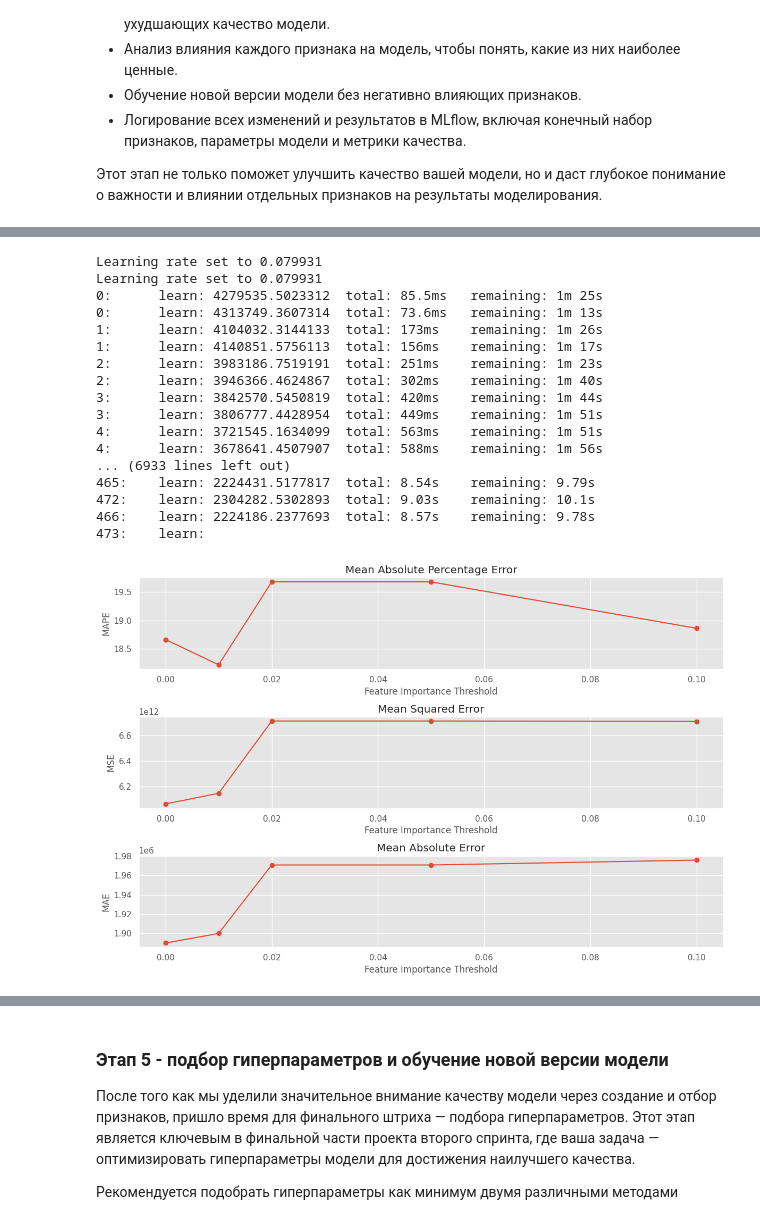
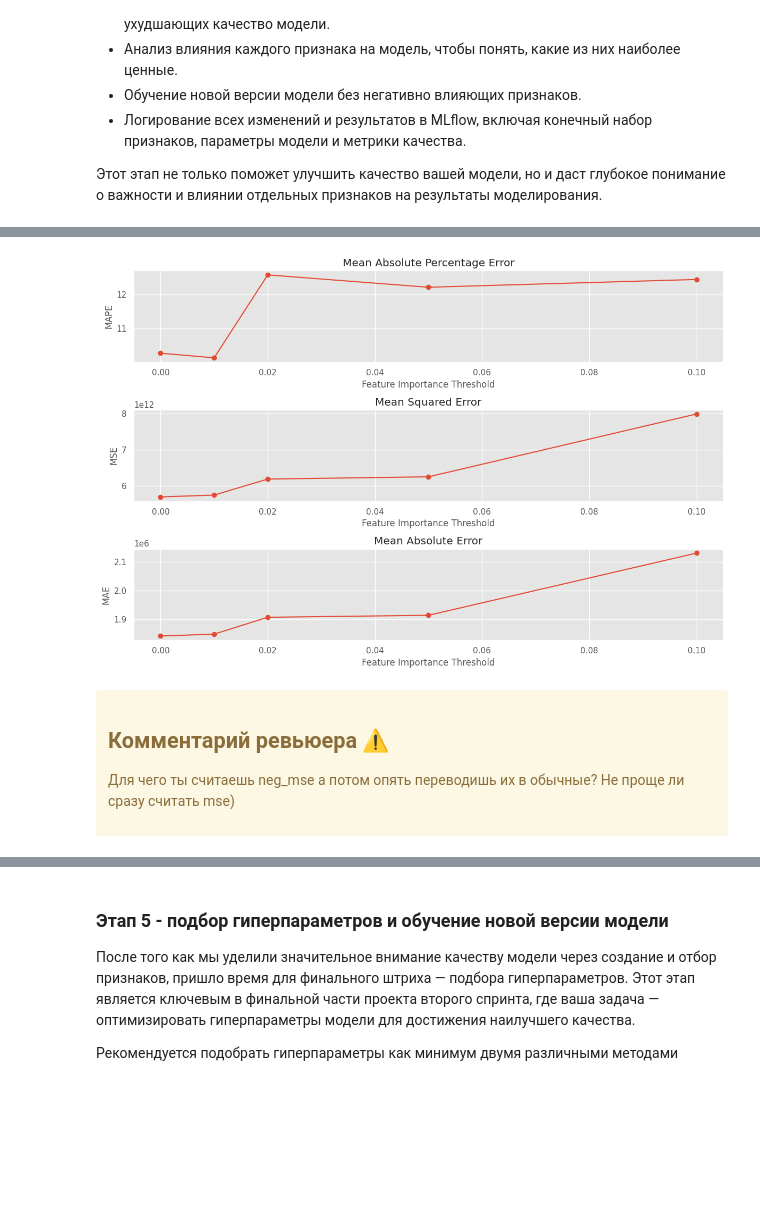
Before and after one commit to uBBeterDS/mle-project-sprint-2-v001, a Jupyter notebook: model_improvement/project_template_sprint_2.ipynb, the cells around one changed output, grey strips where cells are left out. Drawn from its saved outputs; the diff is of its cells as text; code cells hidden in the pictures; blank space fills up the shorter version.

```diff
--- a/model_improvement/project_template_sprint_2.ipynb
+++ b/model_improvement/project_template_sprint_2.ipynb
@@ -457,22 +576,22 @@ def create_model_pipeline(data, needed_features=[], model_params={'random_state'
 # %%
 # 3.4 обучение новой версии модели
-model_pipeline = create_model_pipeline(data)
+model_pipeline = create_model_pipeline(train)
 
 metrics = ['neg_mean_absolute_error', 'neg_mean_squared_error', 'neg_mean_absolute_percentage_error']
 
 cv_strategy = KFold(n_splits=3)
 
-cv_res = cross_validate(
+cv_res_1 = cross_validate(
     model_pipeline,
-    data.drop(columns=['price']),
-    data['price'],
+    train.drop(columns=['price']),
+    train['price'],
     cv=cv_strategy,
     n_jobs=-1,
     scoring=metrics
 )
 
-for key, value in cv_res.items():
-    cv_res[key] = round(value.mean(), 3)
+for key, value in cv_res_1.items():
+    cv_res_1[key] = round(value.mean(), 3)
 
-print(cv_res)
+print(cv_res_1)
 # %% [output]
@@ -496,3 +619,3 @@ Learning rate set to 0.079931
 # %%
-model_pipeline.fit(data.drop(columns=['price']), data['price'])
+model_pipeline.fit(train.drop(columns=['price']), train['price'])
 # %% [output]
@@ -556,7 +686,7 @@ with mlflow.start_run(run_name=RUN_NAME, experiment_id=experiment_id) as run:
 # %%
 preprocessor = model_pipeline.named_steps['preprocessor']
 
-transformed_data = preprocessor.transform(data.drop(columns=['price']))
+transformed_data = preprocessor.transform(train.drop(columns=['price']))
 
 cat_features = preprocessor.named_steps['column_transformer'].transformers_[0][1].get_feature_names_out()
 
@@ -582,11 +725,11 @@ array(['id', 'kitchen_area', 'total_area', 'build_year', 'latitude',
 # 4.2 Отбор признаков при помощи метода номер 2
 from sklearn.inspection import permutation_importance
 
-model_pipeline.fit(data.drop(columns=['price']), data['price'])
+model_pipeline.fit(train.drop(columns=['price']), train['price'])
 
 regressor = model_pipeline.named_steps['regressor']
 
-results = permutation_importance(regressor, transformed_data, data['price'], n_repeats=5, random_state=42)
+results = permutation_importance(regressor, transformed_data, train['price'], n_repeats=5, random_state=RANDOM_STATE)
 
 # Получаем отсортированную важность
 sorted_idx = results.importances_mean.argsort()[::-1]
@@ -627,12 +770,12 @@ for threshold in thresholds:
     importance_mask = results.importances_mean >= threshold
     selected_features = list(feature_names[importance_mask])
 
-    model_pipeline = create_model_pipeline(data, selected_features)
+    model_pipeline = create_model_pipeline(train, selected_features)
 
     cv_res = cross_validate(
         model_pipeline,
-        data.drop(columns=['price']),
-        data['price'],
+        train.drop(columns=['price']),
+        train['price'],
         cv=cv_strategy,
         n_jobs=-1,
         scoring=metrics
@@ -640,51 +783,41 @@ for threshold in thresholds:
     mape_scores.append(-cv_res['test_neg_mean_absolute_percentage_error'].mean())
     mse_scores.append(-cv_res['test_neg_mean_squared_error'].mean())
     mae_scores.append(-cv_res['test_neg_mean_absolute_error'].mean())
 
 plt.figure(figsize=(12, 8))
 
 # График для MAPE
 plt.subplot(3, 1, 1)
 plt.plot(thresholds, mape_scores, label='MAPE', marker='o')
 plt.title('Mean Absolute Percentage Error')
 plt.xlabel('Feature Importance Threshold')
 plt.ylabel('MAPE')
 
 # График для MSE
 plt.subplot(3, 1, 2)
 plt.plot(thresholds, mse_scores, label='MSE', marker='o')
 plt.title('Mean Squared Error')
 plt.xlabel('Feature Importance Threshold')
 plt.ylabel('MSE')
 
 # График для MAE
 plt.subplot(3, 1, 3)
 plt.plot(thresholds, mae_scores, label='MAE', marker='o')
 plt.title('Mean Absolute Error')
 plt.xlabel('Feature Importance Threshold')
 plt.ylabel('MAE')
 
 plt.tight_layout()
 plt.show()
 # %% [output]
-Learning rate set to 0.079931
-Learning rate set to 0.079931
-0:      learn: 4279535.5023312  total: 85.5ms   remaining: 1m 25s
-0:      learn: 4313749.3607314  total: 73.6ms   remaining: 1m 13s
-1:      learn: 4104032.3144133  total: 173ms    remaining: 1m 26s
-1:      learn: 4140851.5756113  total: 156ms    remaining: 1m 17s
-2:      learn: 3983186.7519191  total: 251ms    remaining: 1m 23s
-2:      learn: 3946366.4624867  total: 302ms    remaining: 1m 40s
-3:      learn: 3842570.5450819  total: 420ms    remaining: 1m 44s
-3:      learn: 3806777.4428954  total: 449ms    remaining: 1m 51s
-4:      learn: 3721545.1634099  total: 563ms    remaining: 1m 51s
-4:      learn: 3678641.4507907  total: 588ms    remaining: 1m 56s
-... (6933 lines left out)
-465:    learn: 2224431.5177817  total: 8.54s    remaining: 9.79s
-472:    learn: 2304282.5302893  total: 9.03s    remaining: 10.1s
-466:    learn: 2224186.2377693  total: 8.57s    remaining: 9.78s
-473:    learn:
-[figure, old version]
+[figure, new version]
+# %% [markdown]
+<div class="alert alert-warning">
+<h2> Комментарий ревьюера ⚠️</h2>
+
+Для чего ты считаешь neg_mse а потом опять переводишь их в обычные? Не проще ли сразу считать mse)
+
+</div>
 # %%
 importance_mask = results.importances_mean >= 0.01
 selected_features = list(feature_names[importance_mask])
```
Also changed, not shown: parts of 36 cells of this notebook, 6 other files.
